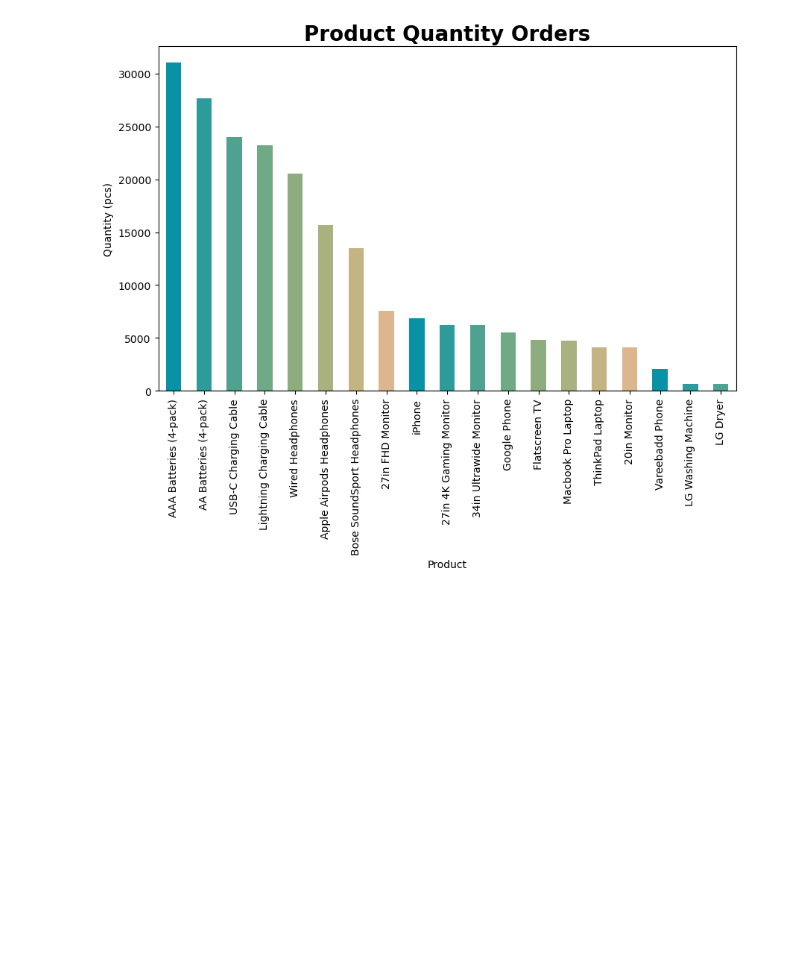
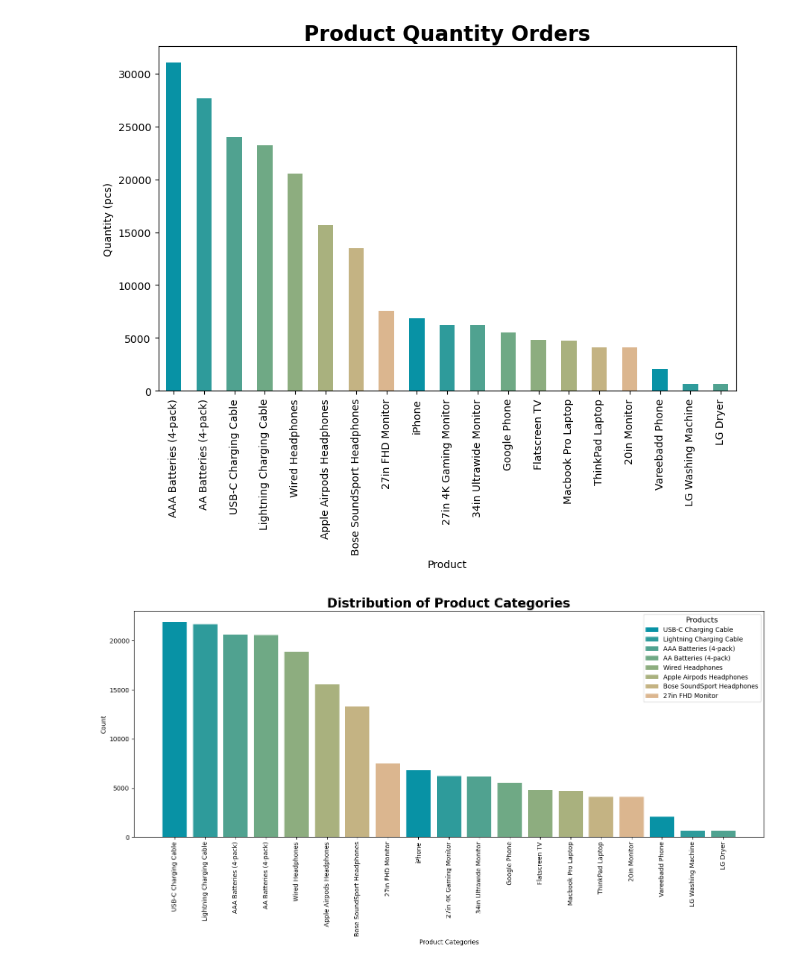
Before and after one commit to gozemallick/Ecosense, a Jupyter notebook: Ecosense.ipynb, the cells around one changed output. Cells and saved outputs as stored; diff of their text form; code cells hidden in the pictures; blank space fills up the shorter version.

```diff
--- a/Ecosense.ipynb
+++ b/Ecosense.ipynb
@@ -251,3 +307,30 @@ plt.ylabel('Quantity (pcs)')
 plt.show()
 # %% [output]
 [figure]
+# %%
+category_counts = df['Product'].value_counts()
+
+# Create a figure and axis
+plt.figure(figsize=(15, 8))
+ax = plt.gca()
+
+# Plot the bar chart with different colors for each bar
+bars = plt.bar(category_counts.index, category_counts.values, color= ['#0892a5','#2e9b9b','#50a290','#6fa985','#8dad7f','#a9b17e','#c4b383','#dbb68f'])
+
+# Add labels and title
+plt.xlabel('Product Categories')
+plt.ylabel('Count')
+plt.title('Distribution of Product Categories',weight='bold',fontsize=20)
+plt.xticks(rotation=90)
+
+# Display the chart
+plt.tight_layout()
+
+# Optionally, you can add a legend to show the correspondence between colors and categories
+legend_labels = category_counts.index[:len(['#0892a5','#2e9b9b','#50a290','#6fa985','#8dad7f','#a9b17e','#c4b383','#dbb68f'])]  # Take labels for the number of colors used
+legend = plt.legend(bars[:len(['#0892a5','#2e9b9b','#50a290','#6fa985','#8dad7f','#a9b17e','#c4b383','#dbb68f'])], legend_labels, title='Products', loc='upper right')
+plt.setp(legend.get_title(), fontsize=12)
+
+plt.show()
+# %% [output]
+[figure, added]
```
Also changed, not shown: parts of 14 cells of this notebook.
